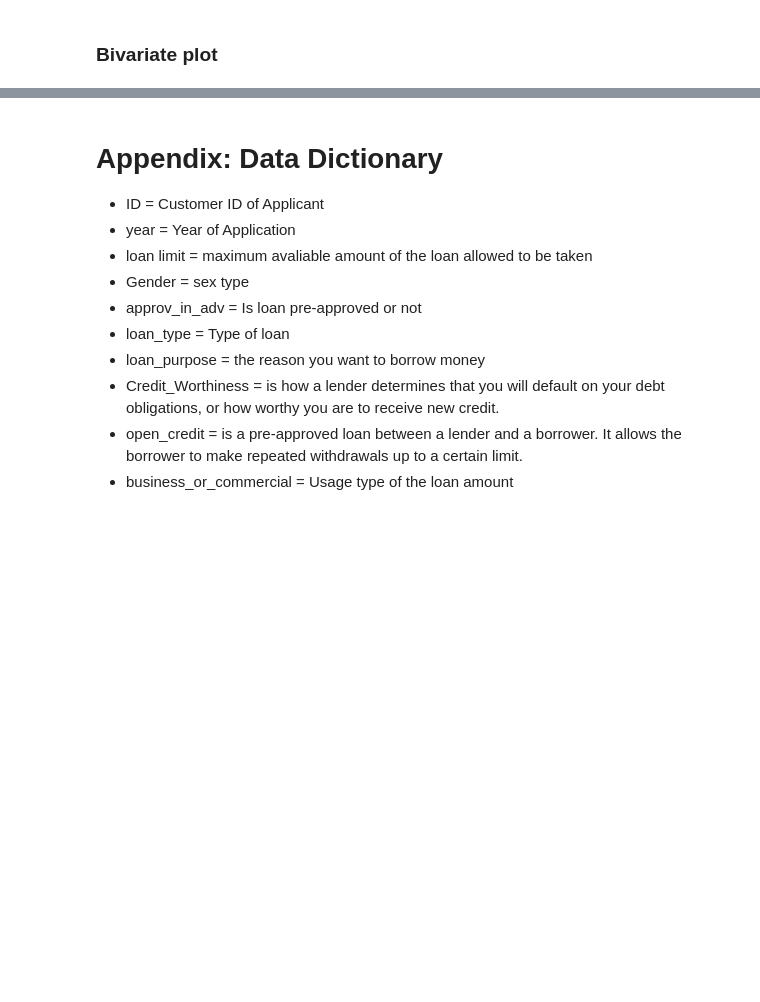
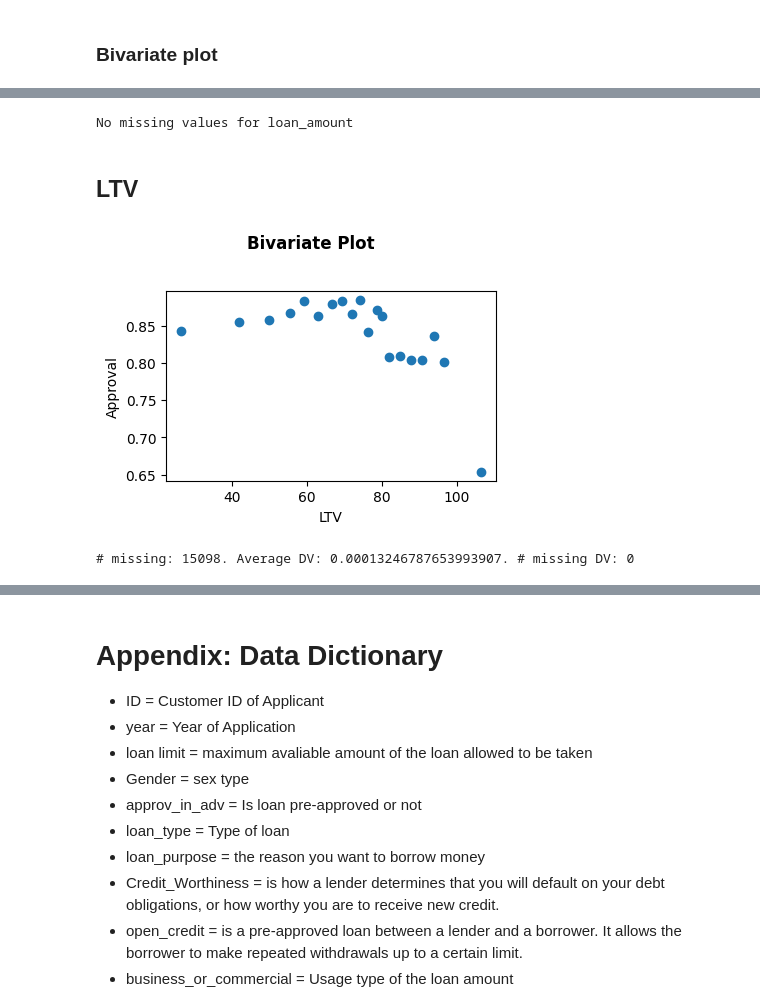
Before and after one commit to ow-gryphon/gryphon-model-plotting-classification, a Jupyter notebook: template/notebooks/classification/[template] Bivariate analysis - classification.ipynb, the cells around one changed output, grey strips where cells are left out. Saved outputs shown, nothing was run; the diff lists cells and outputs as text; code cells hidden in the pictures; blank space fills up the shorter version.

```diff
--- a/template/notebooks/classification/[template] Bivariate analysis - classification.ipynb
+++ b/template/notebooks/classification/[template] Bivariate analysis - classification.ipynb
@@ -303,0 +366,28 @@ fig, plotdata = bivariate_plots_categorical.segment_bivariate_categorical(datase
+# %%
+if any(dataset[x_variable].isna()):
+    DVmiss = dataset.loc[dataset[x_variable].isna(), target]
+    print(f"# missing: {dataset[x_variable].isna().sum()}. Average DV: {np.nanmean(DVmiss)}. # missing DV: {DVmiss.isna().sum()}")
+
+else:
+    print(f"No missing values for {x_variable}")
+# %% [output]
+No missing values for loan_amount
+# %% [markdown]
+## LTV
+# %%
+x_variable = "LTV"
+target = "Approval"
+fig, plotdata = bivariate_plots_categorical.bivariate_continuous(dataset, target, x_variable, num_buckets=20,
+                                                                y_scale='linear', x_scale='linear', with_count=False,
+                                                                 header=None, figsize=(4,3))
+# %% [output]
+[figure, added]
+# %%
+if any(dataset[x_variable].isna()):
+    DVmiss = dataset.loc[dataset[x_variable].isna(), target]
+    print(f"# missing: {dataset[x_variable].isna().sum()}. Average DV: {np.nanmean(DVmiss)}. # missing DV: {DVmiss.isna().sum()}")
+
+else:
+    print(f"No missing values for {x_variable}")
+# %% [output]
+# missing: 15098. Average DV: 0.00013246787653993907. # missing DV: 0
```
Also changed, not shown: parts of 31 cells of this notebook, 6 other files.
